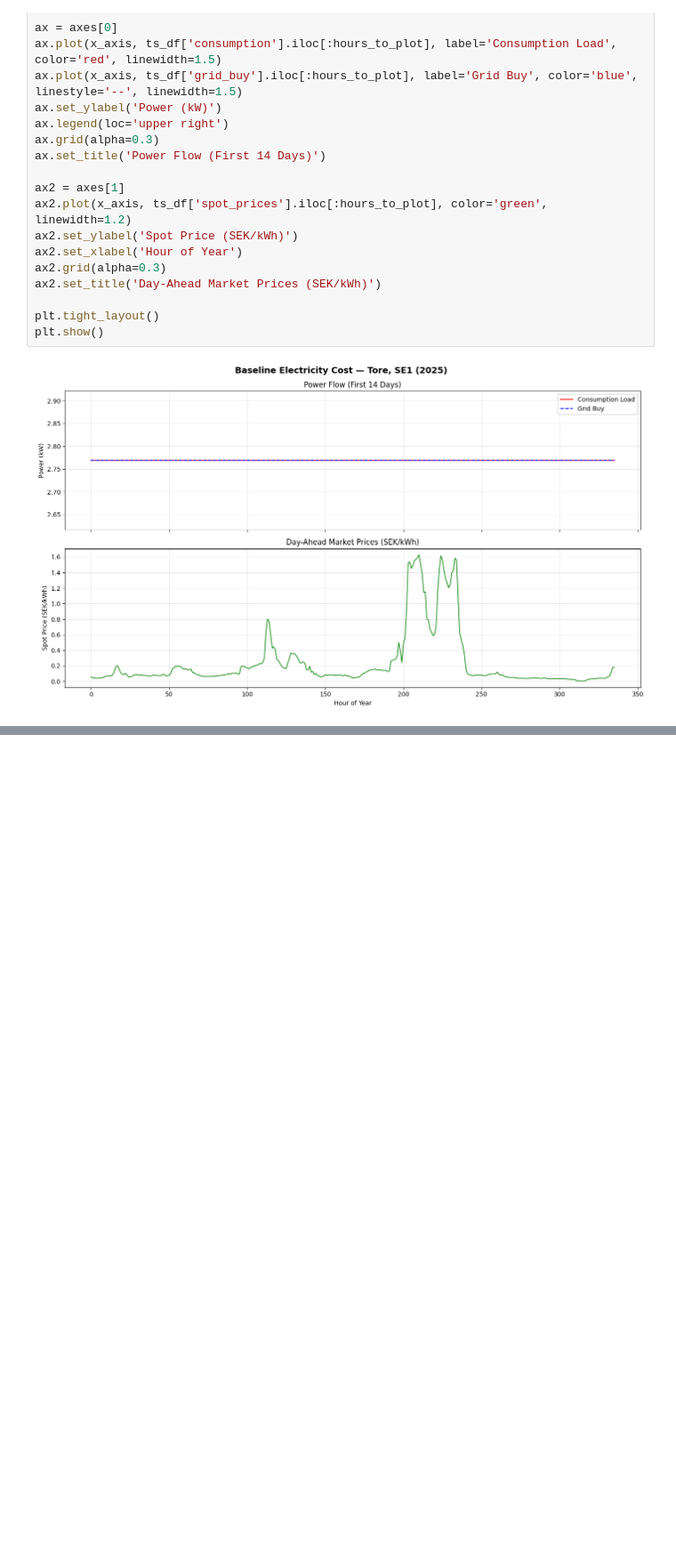
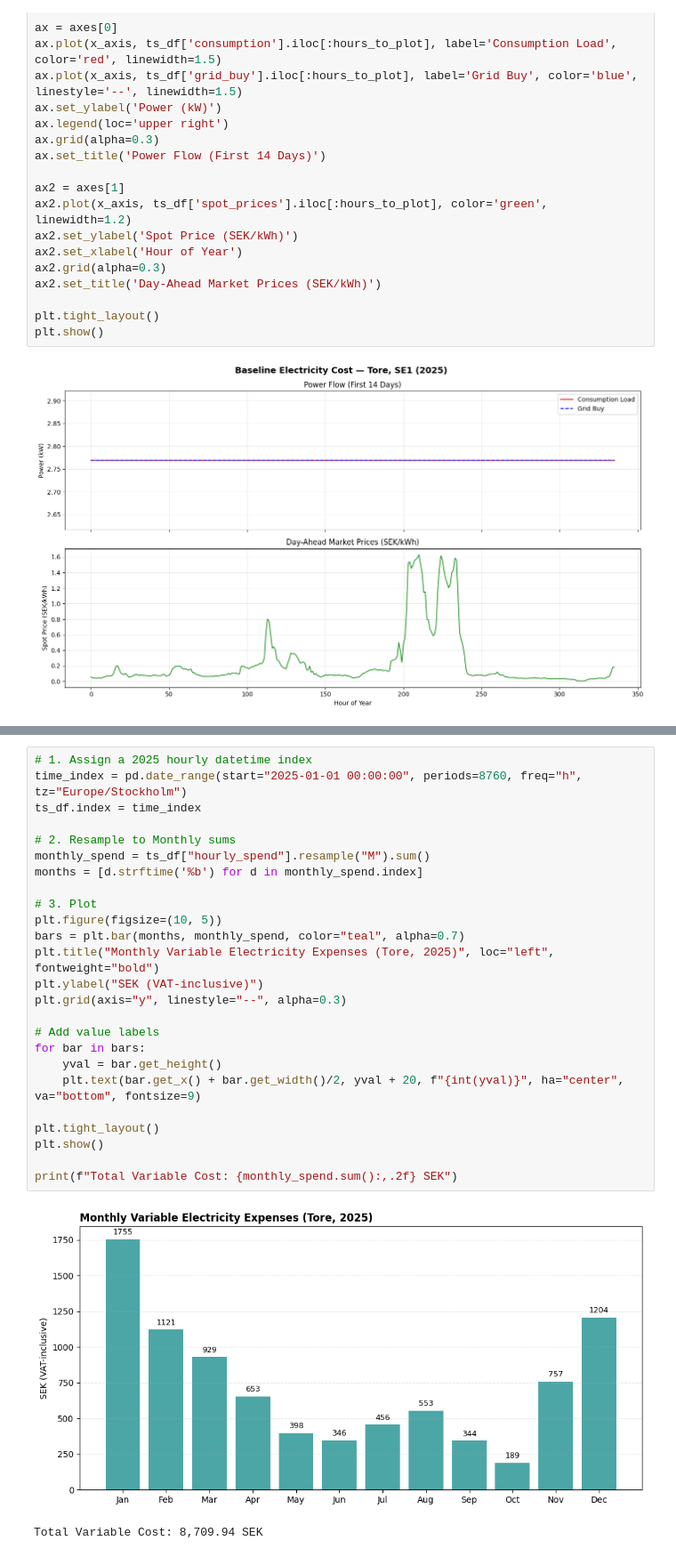
Before and after one commit to SergeyVlSorokin/solar, a Jupyter notebook: notebooks/01-baseline-walkthrough.ipynb, the cells around one changed output, grey strips where cells are left out. Shown at 89% size. Drawn from its saved outputs; the diff is of its cells as text; blank space fills up the shorter version.

```diff
--- a/notebooks/01-baseline-walkthrough.ipynb
+++ b/notebooks/01-baseline-walkthrough.ipynb
@@ -244,0 +253,28 @@ plt.show()
+# %%
+# 1. Assign a 2025 hourly datetime index
+time_index = pd.date_range(start="2025-01-01 00:00:00", periods=8760, freq="h", tz="Europe/Stockholm")
+ts_df.index = time_index
+
+# 2. Resample to Monthly sums
+monthly_spend = ts_df["hourly_spend"].resample("M").sum()
+months = [d.strftime('%b') for d in monthly_spend.index]
+
+# 3. Plot
+plt.figure(figsize=(10, 5))
+bars = plt.bar(months, monthly_spend, color="teal", alpha=0.7)
+plt.title("Monthly Variable Electricity Expenses (Tore, 2025)", loc="left", fontweight="bold")
+plt.ylabel("SEK (VAT-inclusive)")
+plt.grid(axis="y", linestyle="--", alpha=0.3)
+
+# Add value labels
+for bar in bars:
+    yval = bar.get_height()
+    plt.text(bar.get_x() + bar.get_width()/2, yval + 20, f"{int(yval)}", ha="center", va="bottom", fontsize=9)
+
+plt.tight_layout()
+plt.show()
+
+print(f"Total Variable Cost: {monthly_spend.sum():,.2f} SEK")
+# %% [output]
+[figure, added]
+Total Variable Cost: 8,709.94 SEK
```
Also changed, not shown: parts of 4 cells of this notebook, 7 other files.
